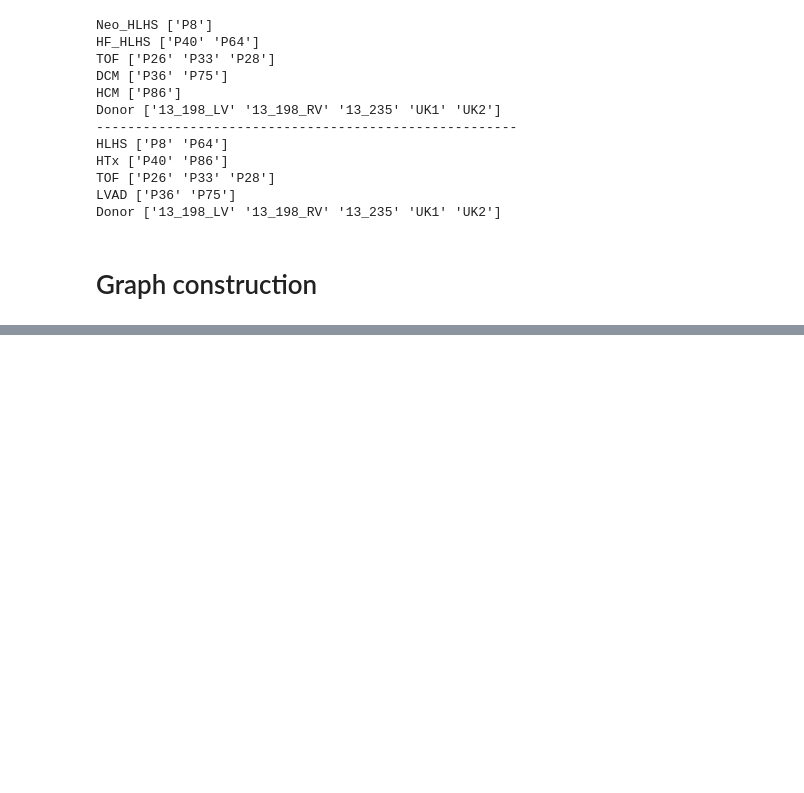
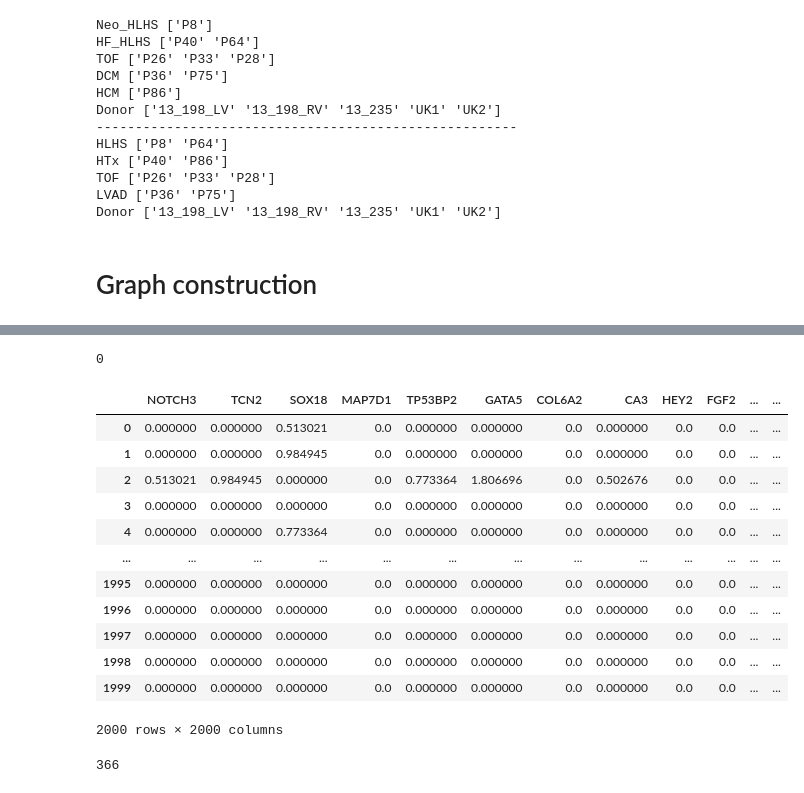
Before and after one commit to BRL-BCM/CTD, a Jupyter notebook: notebooks/CTD-GBA-CHD.ipynb, the cells around one changed output, grey strips where cells are left out. Drawn from its saved outputs; the diff is of its cells as text; code cells hidden in the pictures; blank space fills up the shorter version.

Commit message:
Use only available genes from CHD database.

```diff
--- a/notebooks/CTD-GBA-CHD.ipynb
+++ b/notebooks/CTD-GBA-CHD.ipynb
@@ -262,0 +362,25 @@ Case+Control shape: (2000, 91146), Control shape: (2000, 54260)
+# %%
+len(set(genes_60_available).difference(set(tof.columns)))
+# %% [output]
+0
+# %%
+filtered_df = pd.read_csv('../data/scRNA_CHD/adj.csv')
+filtered_df
+# %% [output]
+|  | NOTCH3 | TCN2 | SOX18 | MAP7D1 | TP53BP2 | GATA5 | COL6A2 | CA3 | HEY2 | FGF2 | ... | ... |
+| 0 | 0.000000 | 0.000000 | 0.513021 | 0.0 | 0.000000 | 0.000000 | 0.0 | 0.000000 | 0.0 | 0.0 | ... | ... |
+| 1 | 0.000000 | 0.000000 | 0.984945 | 0.0 | 0.000000 | 0.000000 | 0.0 | 0.000000 | 0.0 | 0.0 | ... | ... |
+| 2 | 0.513021 | 0.984945 | 0.000000 | 0.0 | 0.773364 | 1.806696 | 0.0 | 0.502676 | 0.0 | 0.0 | ... | ... |
+| 3 | 0.000000 | 0.000000 | 0.000000 | 0.0 | 0.000000 | 0.000000 | 0.0 | 0.000000 | 0.0 | 0.0 | ... | ... |
+| 4 | 0.000000 | 0.000000 | 0.773364 | 0.0 | 0.000000 | 0.000000 | 0.0 | 0.000000 | 0.0 | 0.0 | ... | ... |
+| ... | ... | ... | ... | ... | ... | ... | ... | ... | ... | ... | ... | ... |
+| 1995 | 0.000000 | 0.000000 | 0.000000 | 0.0 | 0.000000 | 0.000000 | 0.0 | 0.000000 | 0.0 | 0.0 | ... | ... |
+| 1996 | 0.000000 | 0.000000 | 0.000000 | 0.0 | 0.000000 | 0.000000 | 0.0 | 0.000000 | 0.0 | 0.0 | ... | ... |
+| 1997 | 0.000000 | 0.000000 | 0.000000 | 0.0 | 0.000000 | 0.000000 | 0.0 | 0.000000 | 0.0 | 0.0 | ... | ... |
+| 1998 | 0.000000 | 0.000000 | 0.000000 | 0.0 | 0.000000 | 0.000000 | 0.0 | 0.000000 | 0.0 | 0.0 | ... | ... |
+| 1999 | 0.000000 | 0.000000 | 0.000000 | 0.0 | 0.000000 | 0.000000 | 0.0 | 0.000000 | 0.0 | 0.0 | ... | ... |
+2000 rows × 2000 columns
+# %%
+len(subtype_genes)
+# %% [output]
+366
```
Also changed, not shown: parts of 20 cells of this notebook.
